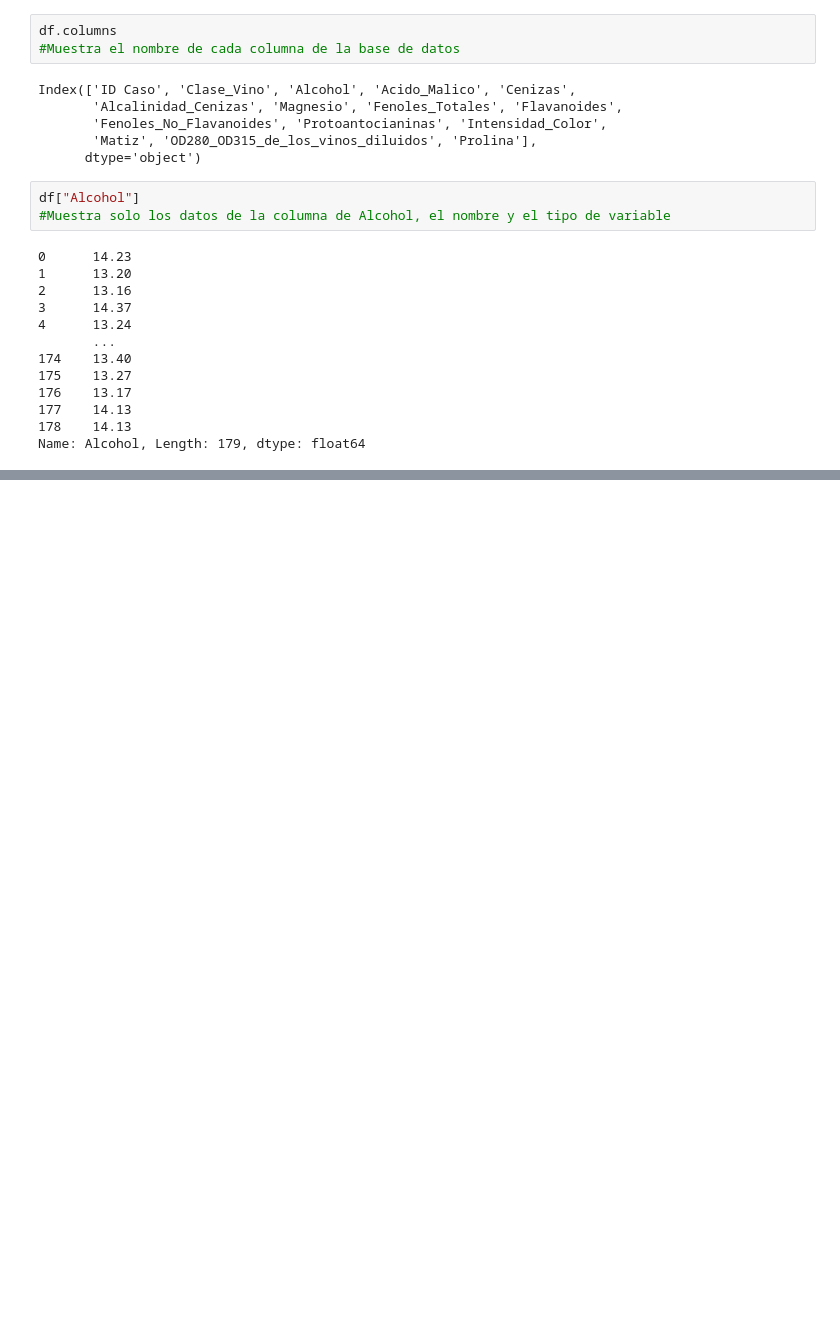
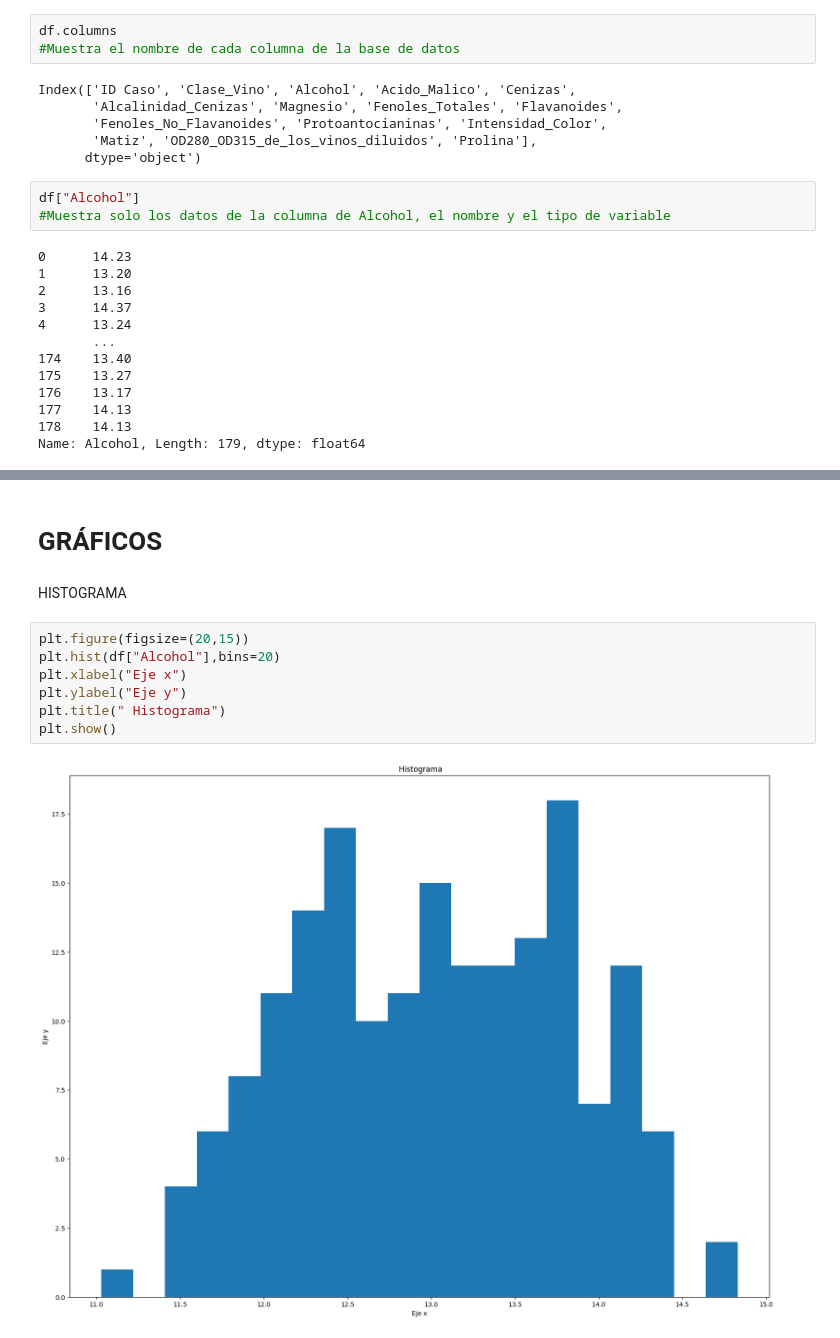
Before and after one commit to laurapinto2/TALLER_TAREA, a Jupyter notebook: TAREA.ipynb, the cells around one changed output, grey strips where cells are left out. Drawn from its saved outputs; the diff is of its cells as text; blank space fills up the shorter version.

```diff
--- a/TAREA.ipynb
+++ b/TAREA.ipynb
@@ -126,0 +256,13 @@ Name: Alcohol, Length: 179, dtype: float64
+# %% [markdown]
+# GRÁFICOS
+# %% [markdown]
+HISTOGRAMA
+# %%
+plt.figure(figsize=(20,15))
+plt.hist(df["Alcohol"],bins=20)
+plt.xlabel("Eje x")
+plt.ylabel("Eje y")
+plt.title(" Histograma")
+plt.show()
+# %% [output]
+[figure, added]
```
Also changed, not shown: parts of 12 cells of this notebook.
